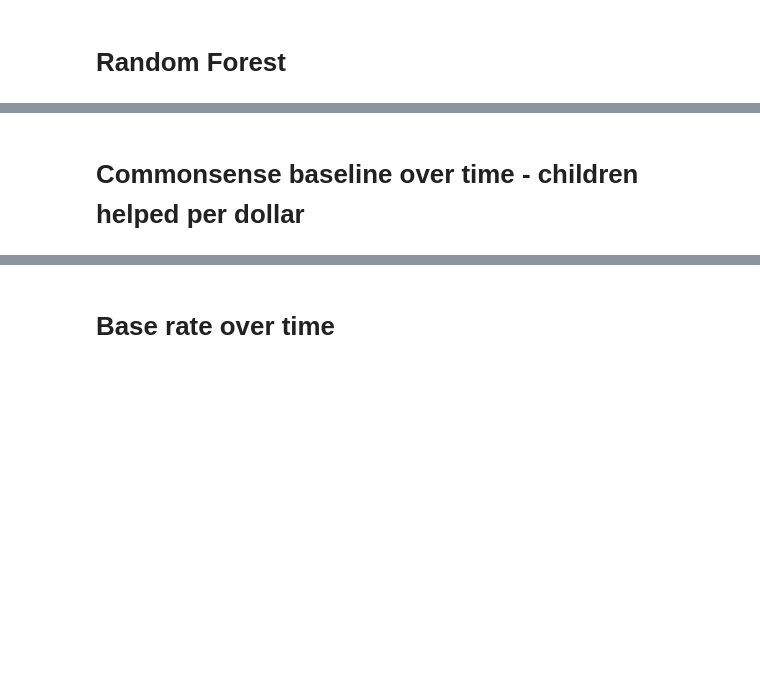
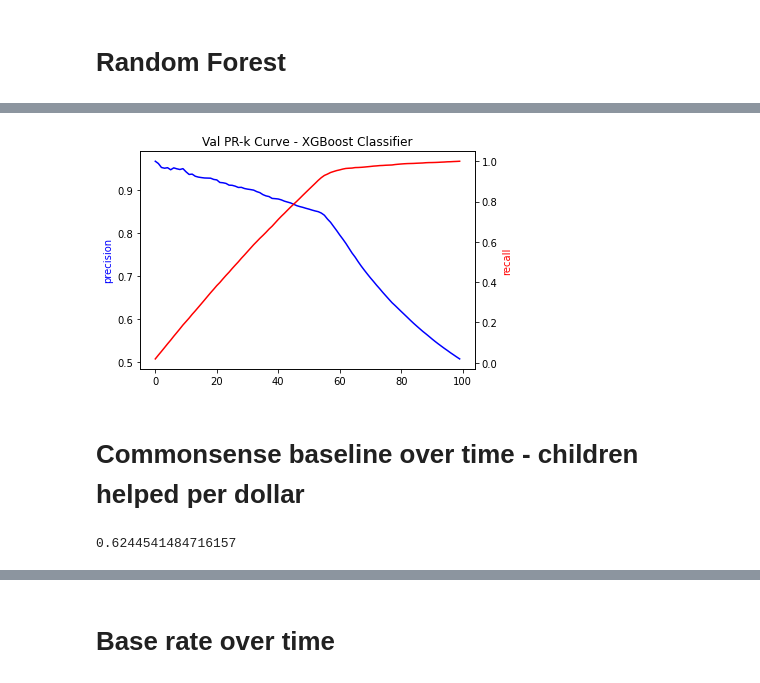
Before and after one commit to HoningJade/ML-in-Practice-Project, a Jupyter notebook: Assignment_5_Updated_Model_Results_and_Model_Selection.ipynb, the cells around one changed output, grey strips where cells are left out. Saved outputs shown, nothing was run; the diff lists cells and outputs as text; code cells hidden in the pictures; blank space fills up the shorter version.

```diff
--- a/Assignment_5_Updated_Model_Results_and_Model_Selection.ipynb
+++ b/Assignment_5_Updated_Model_Results_and_Model_Selection.ipynb
@@ -918,0 +1016,14 @@ for i, s in enumerate(whole_split):
+# %%
+import matplotlib.pyplot as plt
+
+ax1 = plt.subplot()
+plt.plot(range(100), results[:,2], 'b')
+plt.ylabel('precision', color='b')
+
+ax2 = ax1.twinx()
+plt.plot(range(100), results[:,3], 'r')
+plt.ylabel('recall', color='r')
+plt.title("Val PR-k Curve - XGBoost Classifier")
+plt.show()
+# %% [output]
+[figure, added]
@@ -935,3 +1081,26 @@ for split_ in split:
   threshold = 0.1
   precision_val = 1 - np.mean(val_Y[val_rank][:int(threshold * len(val_X))])
   baseline_results.append(precision_val)
+# %%
+split = chron_split_date_ranges(pd.to_datetime(df['date_posted']))
+train, val = generate_train_val(df_final, split[-1])
+train_X = train.drop(columns=['is_fully_funded_after_4_months']).reset_index().drop(columns=["index"])
+train_Y = train['is_fully_funded_after_4_months'].values
+val_X = val.drop(columns=['is_fully_funded_after_4_months']).reset_index().drop(columns=["index"])
+val_Y = val['is_fully_funded_after_4_months'].values
+train_select = train_X.sort_values(["children_helped_per_dollar"])
+val_select = val_X.sort_values(["children_helped_per_dollar"])
+train_rank = train_select.index.values
+val_rank = val_select.index.values
+
+results = []
+for threshold in np.linspace(0.01, 1, 100):
+    precision_train = 1 - np.mean(train_Y[train_rank][:int(threshold * len(train_X))])
+    precision_val = 1 - np.mean(val_Y[val_rank][:int(threshold * len(val_X))])
+    recall_train = np.sum(train_Y[train_rank][:int(threshold * len(train_X))] == False)/np.sum(train_Y==False)
+    recall_val = np.sum(val_Y[val_rank][:int(threshold * len(val_X))] == False)/np.sum(val_Y==False)
+    results.append([precision_train, recall_train, precision_val, recall_val])
+results = np.array(results)
+print(results[9, 2])  # 0.683 for l2
+# %% [output]
+0.6244541484716157
```
Also changed, not shown: parts of 17 cells of this notebook.
